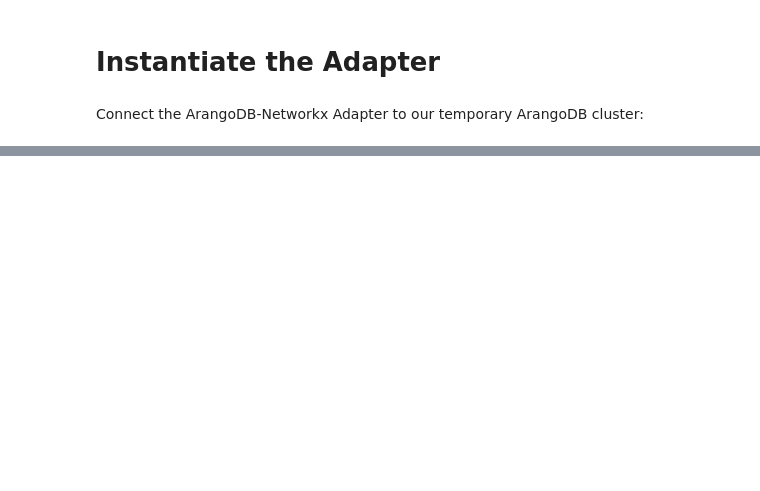
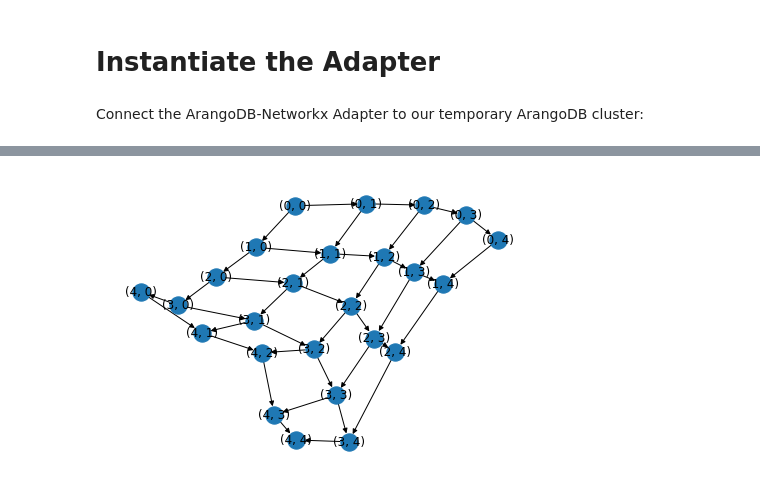
Before and after one commit to arangoml/networkx-adapter, a Jupyter notebook: examples/outputs/ArangoDB_NetworkX_Adapter_output.ipynb, the cells around one changed output, grey strips where cells are left out. Drawn from its saved outputs; the diff is of its cells as text; code cells hidden in the pictures; blank space fills up the shorter version.

```diff
--- a/examples/outputs/ArangoDB_NetworkX_Adapter_output.ipynb
+++ b/examples/outputs/ArangoDB_NetworkX_Adapter_output.ipynb
@@ -777,0 +899,85 @@ NetworkX: Grid_2 created
+# %%
+# Load the NetworkX graph
+original_grid_nx_g = nx.grid_2d_graph(5, 5)
+print('\n-------------------')
+print(original_grid_nx_g.nodes(data=True))
+print(original_grid_nx_g.edges(data=True))
+print('-------------------\n')
+
+
+# We must provide edge definitions to create the ArangoDB graph
+# Since this graph is Homogeneous, we only need one edge definition.
+edge_definitions = [
+    {
+        "edge_collection": "to_v2",
+        "from_vertex_collections": ["Grid_Node_v2"],
+        "to_vertex_collections": ["Grid_Node_v2"],
+    }
+]
+
+# Re-introduce the Grid controller class
+class Grid_ADBNX_Controller(ADBNX_Controller):
+    def _prepare_arangodb_vertex(self, adb_vertex: Json, col: str) -> None:
+        """Prepare an ArangoDB vertex before it gets inserted into the NetworkX
+        graph.
+
+        Given an ArangoDB vertex, you can modify it before it gets inserted
+        into the NetworkX graph, and/or derive a custom node id for NetworkX
+        to use by updating the "_id" attribute of the vertex (otherwise the
+        vertex's current "_id" value will be used)
+
+        :param adb_vertex: The ArangoDB vertex object to (optionally) modify.
+        :type adb_vertex: adbnx_adapter.typings.Json
+        :param col: The ArangoDB collection the vertex belongs to.
+        :type col: str
+        """
+        adb_vertex["_id"] = tuple(
+            int(n)
+            for n in tuple(
+                adb_vertex["_key"],
+            )
+        )
+        return
+
+    def _keyify_networkx_node(self, nx_node_id: NxId, nx_node: NxData, col: str) -> str:
+        """Given a NetworkX node, derive its valid ArangoDB key.
+
+        NOTE: You must override this function if you want to create custom ArangoDB _key
+        values from your NetworkX nodes. To enable the use of this method, enable the
+        **keyify_nodes** parameter in ADBNX_Adapter.networkx_to_arangodb().
+
+        :param nx_node_id: The NetworkX node id.
+        :type nx_node_id: adbnx_adapter.typings.NxId
+        :param nx_node: The NetworkX node object.
+        :type nx_node: adbnx_adapter.typings.NxData
+        :param col: The ArangoDB collection the node belongs to.
+        :type col: str
+        :return: A valid ArangoDB _key value.
+        :rtype: str
+        """
+        return self._tuple_to_arangodb_key_helper(nx_node_id)
+
+# Re-instantiate the Grid adapter class
+grid_adbnx_adapter = ADBNX_Adapter(db, Grid_ADBNX_Controller())
+
+# Delete the Grid graph if it already exists in ArangoDB
+name = "Grid_v2"
+db.delete_graph(name, drop_collections=True, ignore_missing=True)
+
+# Create the ArangoDB graph
+grid_adbnx_adapter.networkx_to_arangodb(name, original_grid_nx_g, edge_definitions, keyify_nodes=True)
+
+######### Do some stuff with the ArangoDB graph here #########
+# (...)
+# >>> Now it's time to convert the updated ArangoDB graph back to NetworkX!
+
+# Create the NetworkX graph from the ArangoDB graph
+new_grid_nx_g = grid_adbnx_adapter.arangodb_graph_to_networkx(name)
+
+# Draw the new graph
+nx.draw(new_grid_nx_g, with_labels=True)
+print('\n-------------------')
+print(new_grid_nx_g.nodes(data=True))
+print(new_grid_nx_g.edges(data=True))
+print('-------------------\n')
+# %% [output]
@@ -777,0 +995 @@ NetworkX: Grid_2 created
+[figure, added]
```
Also changed, not shown: parts of 69 cells of this notebook, 1 other file.
